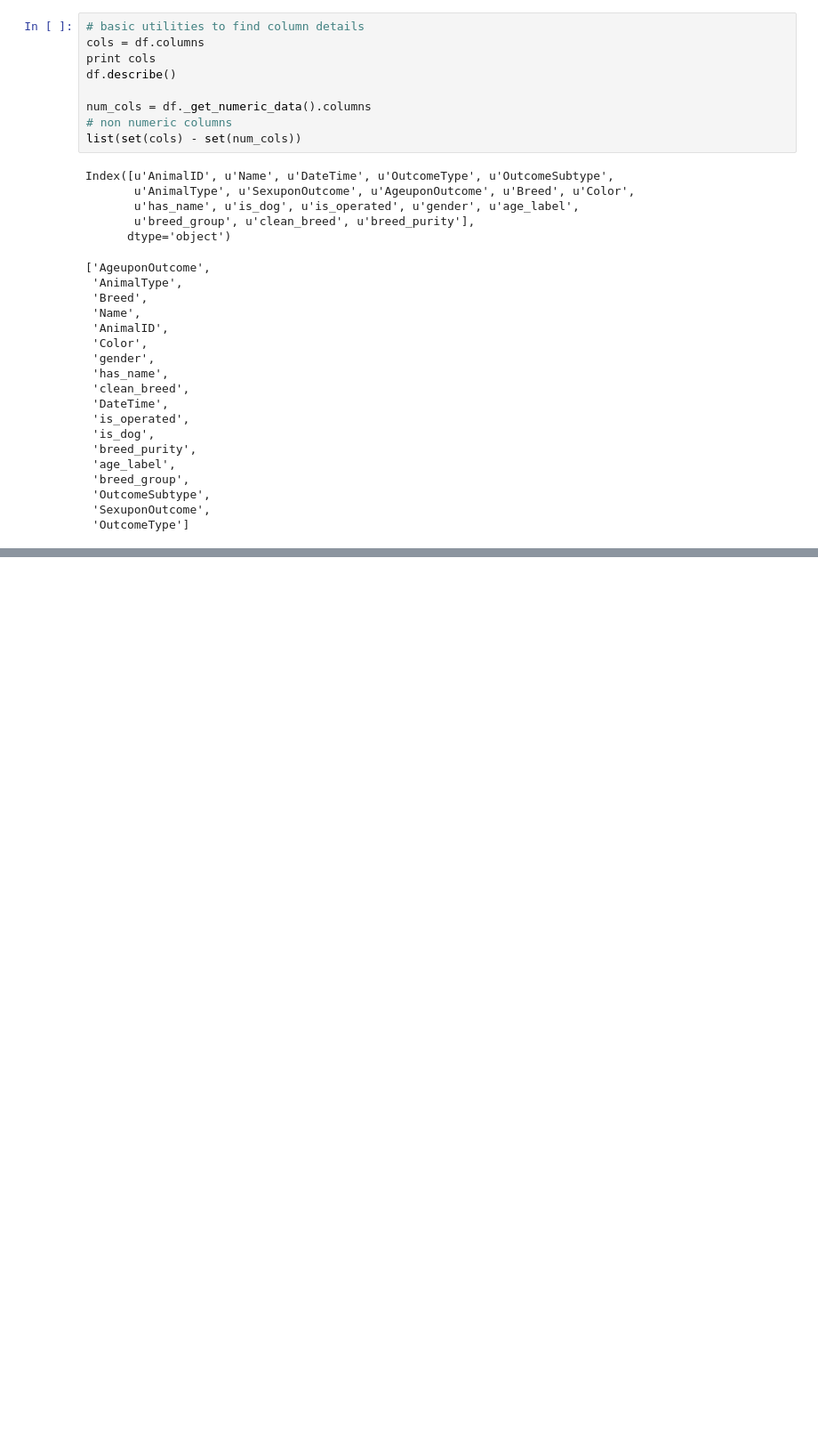
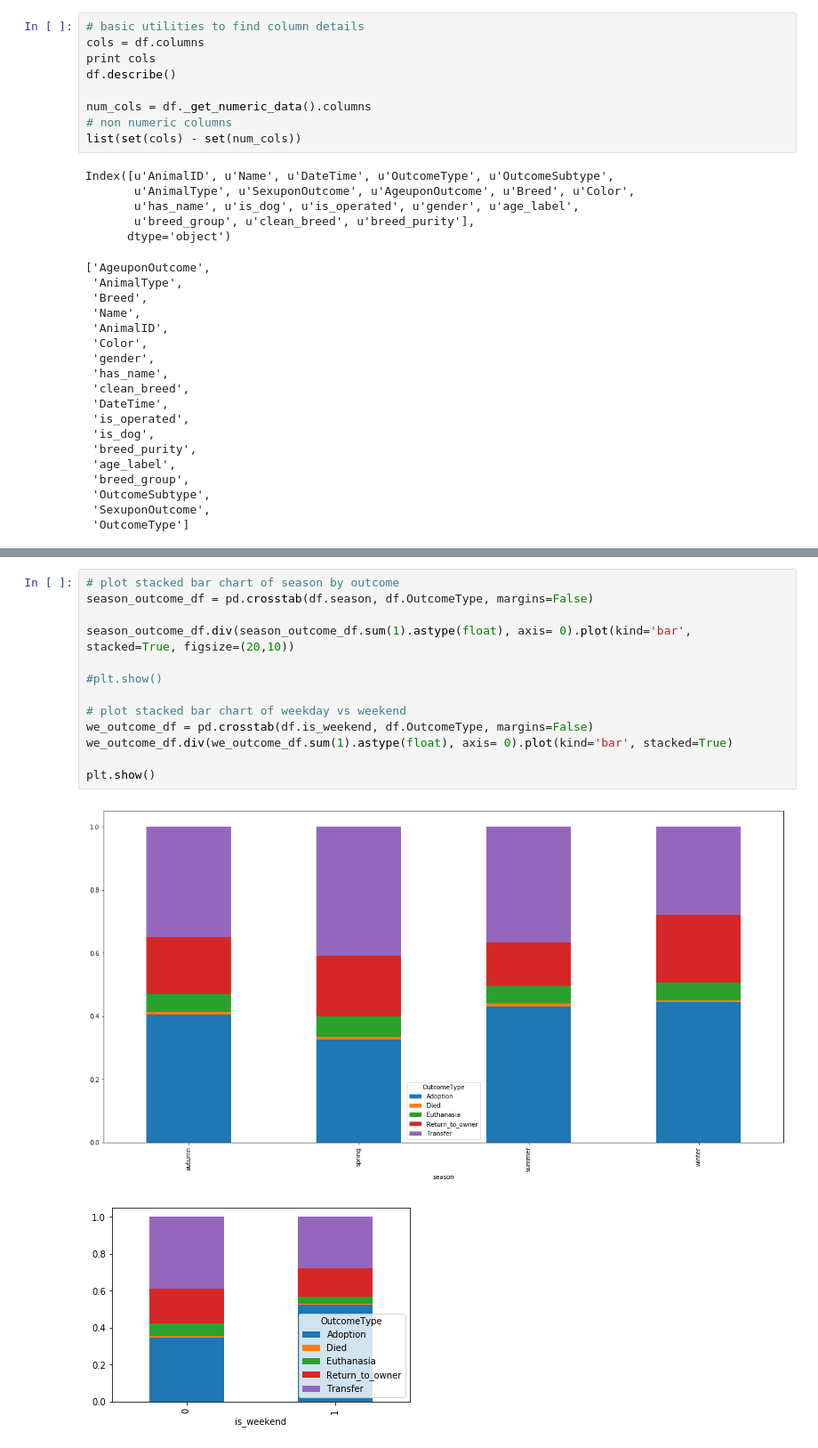
Before and after one commit to jfarrugia-uom/2017Sem03CourseWork, a Jupyter notebook: ML/Assignment/Animal Shelter Outcome Classification.ipynb, the cells around one changed output, grey strips where cells are left out. Shown at 89% size. Cells and saved outputs as stored; diff of their text form; blank space fills up the shorter version.

```diff
--- a/ML/Assignment/Animal Shelter Outcome Classification.ipynb
+++ b/ML/Assignment/Animal Shelter Outcome Classification.ipynb
@@ -363,0 +422,16 @@ sum(df_dog_word_freq.chihuahua)
+# %%
+# plot stacked bar chart of season by outcome
+season_outcome_df = pd.crosstab(df.season, df.OutcomeType, margins=False)
+
+season_outcome_df.div(season_outcome_df.sum(1).astype(float), axis= 0).plot(kind='bar', stacked=True, figsize=(20,10))
+
+#plt.show()
+
+# plot stacked bar chart of weekday vs weekend
+we_outcome_df = pd.crosstab(df.is_weekend, df.OutcomeType, margins=False)
+we_outcome_df.div(we_outcome_df.sum(1).astype(float), axis= 0).plot(kind='bar', stacked=True)
+
+plt.show()
+# %% [output]
+[figure, added]
+[figure, added]
```
Also changed, not shown: parts of 12 cells of this notebook, 1 other file.
